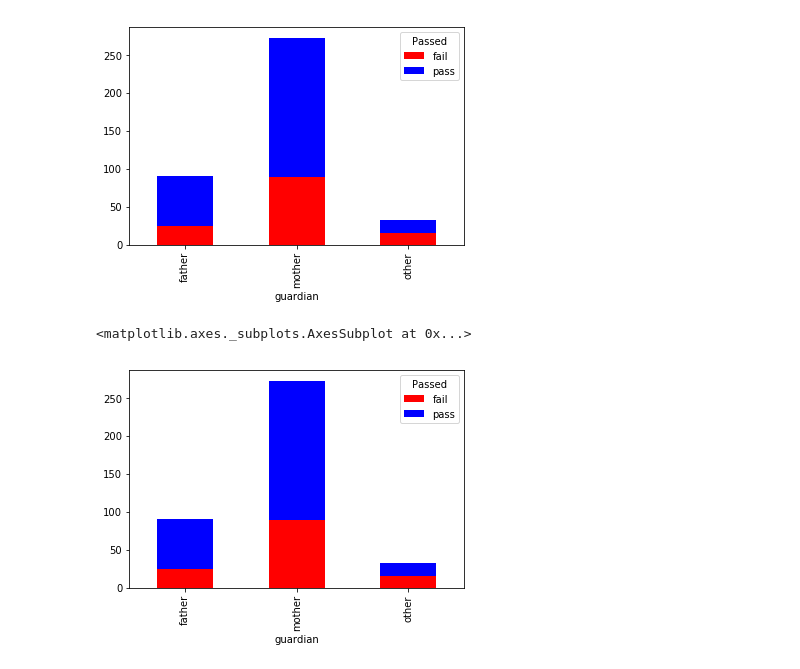
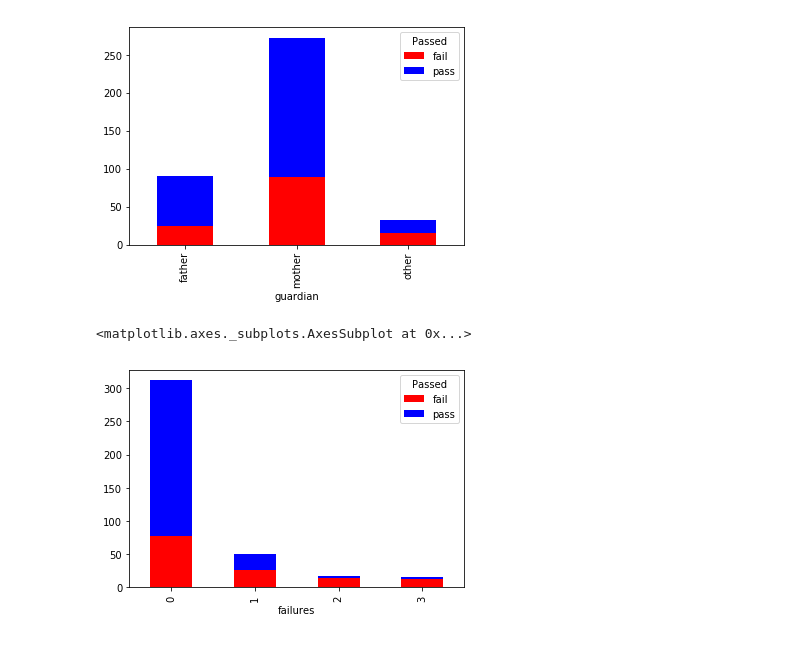
Before and after one commit to Ddetry/project_Classification, a Jupyter notebook: Data_Exploration.ipynb, the cells around one changed output. Saved outputs shown, nothing was run; the diff lists cells and outputs as text; code cells hidden in the pictures.

```diff
--- a/Data_Exploration.ipynb
+++ b/Data_Exploration.ipynb
@@ -93,8 +93,8 @@ tmp2.plot(kind='bar', stacked=True, color=['red','blue'], grid=False)
 <matplotlib.axes._subplots.AxesSubplot at 0x...>
 [figure]
 # %%
-tmp2 = pd.crosstab(db3['guardian'], db1['Passed'])
+tmp2 = pd.crosstab(db3['failures'], db1['Passed'])
 tmp2.plot(kind='bar', stacked=True, color=['red','blue'], grid=False)
 # %% [output]
 <matplotlib.axes._subplots.AxesSubplot at 0x...>
-[figure, old version]
+[figure, new version]
```
Also changed, not shown: parts of 5 cells of this notebook.
